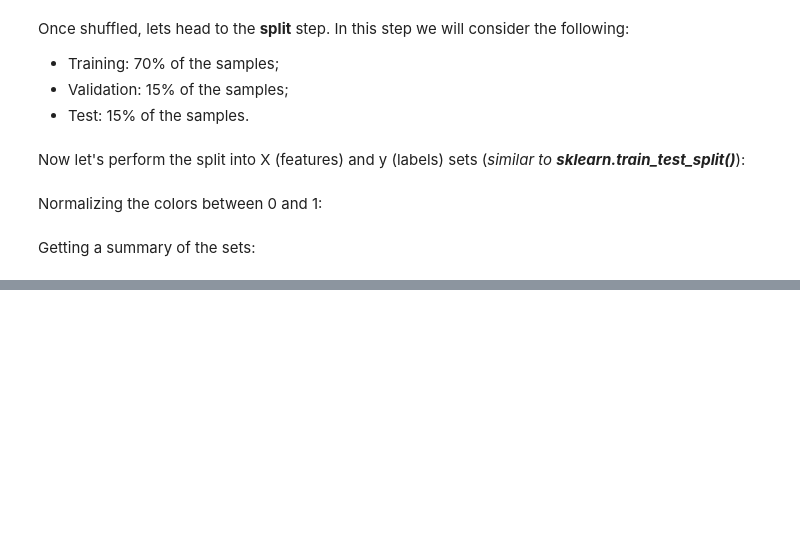
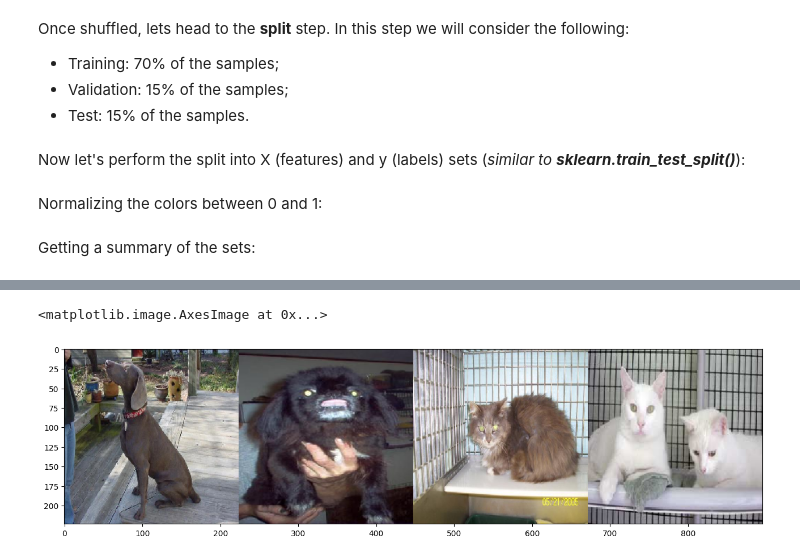
Before and after one commit to edmar-bevilaqua/project_transfer_learning_dio, a Jupyter notebook: transfer_learning.ipynb, the cells around one changed output, grey strips where cells are left out. Cells and saved outputs as stored; diff of their text form; code cells hidden in the pictures; blank space fills up the shorter version.

```diff
--- a/transfer_learning.ipynb
+++ b/transfer_learning.ipynb
@@ -154,0 +168,10 @@ print("Training labels shape: ", y_train.shape)
+# %%
+images = [os.path.join(dp, f) for dp, dn, filenames in os.walk(root) for f in filenames if os.path.splitext(f)[1].lower() in ['.jpg','.png','.jpeg']]
+idx = [int(len(images) * random.random()) for i in range(4)]
+imgs = [image.load_img(images[i], target_size=(224, 224)) for i in idx]
+concat_image = np.concatenate([np.asarray(img) for img in imgs], axis=1)
+plt.figure(figsize=(16,4))
+plt.imshow(concat_image)
+# %% [output]
+<matplotlib.image.AxesImage at 0x...>
+[figure, added]
```
Also changed, not shown: parts of 4 cells of this notebook.
